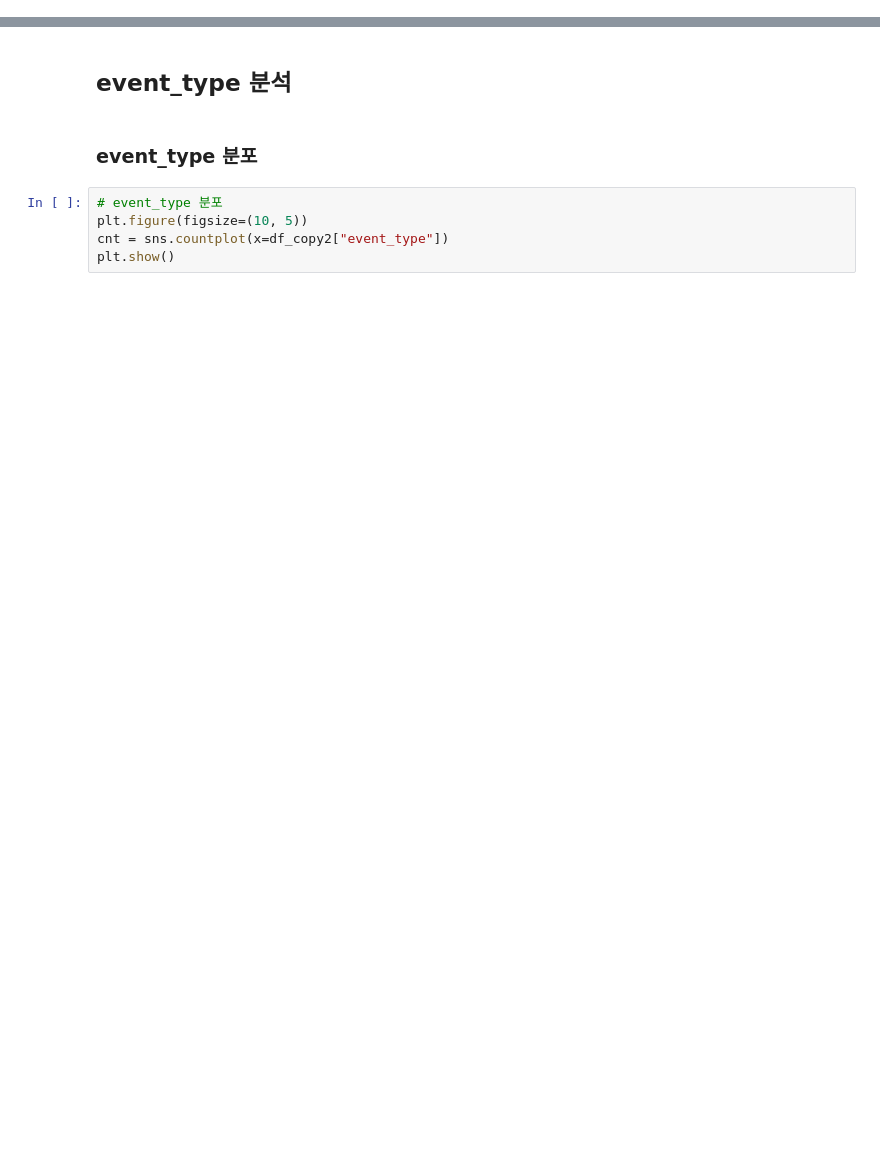
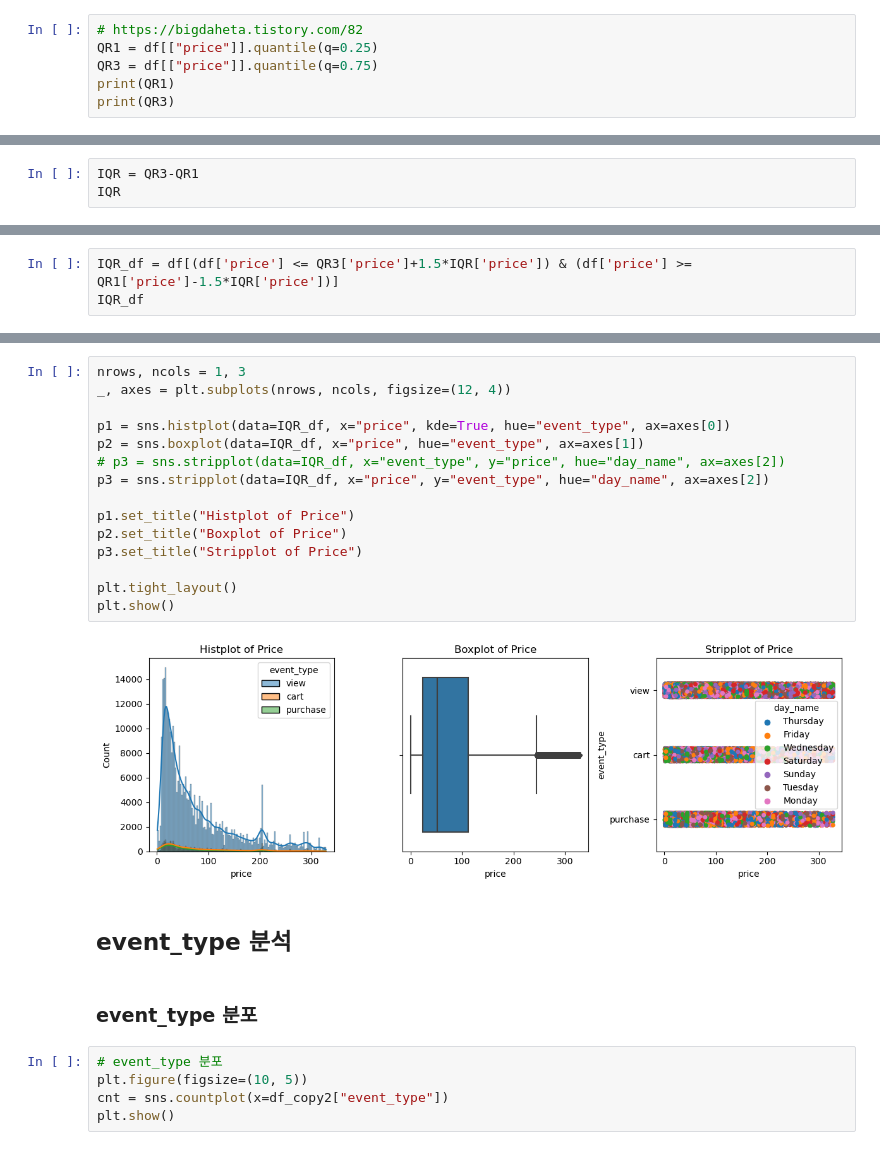
Before and after one commit to wjco/DAStudy-sat, a Jupyter notebook: Tek/multi_category_online_store_funnel/multi_category_online_store_eda.ipynb, the cells around one changed output, grey strips where cells are left out. Saved outputs shown, nothing was run; the diff lists cells and outputs as text; blank space fills up the shorter version.

```diff
--- a/Tek/multi_category_online_store_funnel/multi_category_online_store_eda.ipynb
+++ b/Tek/multi_category_online_store_funnel/multi_category_online_store_eda.ipynb
@@ -79,0 +215,6 @@ Name: 4653, dtype: object
+# %%
+# https://bigdaheta.tistory.com/82
+QR1 = df[["price"]].quantile(q=0.25)
+QR3 = df[["price"]].quantile(q=0.75)
+print(QR1)
+print(QR3)
@@ -79,0 +226,3 @@ Name: 4653, dtype: object
+# %%
+IQR = QR3-QR1
+IQR
@@ -79,0 +232,3 @@ Name: 4653, dtype: object
+# %%
+IQR_df = df[(df['price'] <= QR3['price']+1.5*IQR['price']) & (df['price'] >= QR1['price']-1.5*IQR['price'])]
+IQR_df
@@ -80,3 +249,20 @@ Name: 4653, dtype: object
+# %%
+nrows, ncols = 1, 3
+_, axes = plt.subplots(nrows, ncols, figsize=(12, 4))
+
+p1 = sns.histplot(data=IQR_df, x="price", kde=True, hue="event_type", ax=axes[0])
+p2 = sns.boxplot(data=IQR_df, x="price", hue="event_type", ax=axes[1])
+# p3 = sns.stripplot(data=IQR_df, x="event_type", y="price", hue="day_name", ax=axes[2])
+p3 = sns.stripplot(data=IQR_df, x="price", y="event_type", hue="day_name", ax=axes[2])
+
+p1.set_title("Histplot of Price")
+p2.set_title("Boxplot of Price")
+p3.set_title("Stripplot of Price")
+
+plt.tight_layout()
+plt.show()
+# %% [output]
+[figure, added]
 # %% [markdown]
 ## event_type 분석
 # %% [markdown]
```
Also changed, not shown: parts of 23 cells of this notebook.
